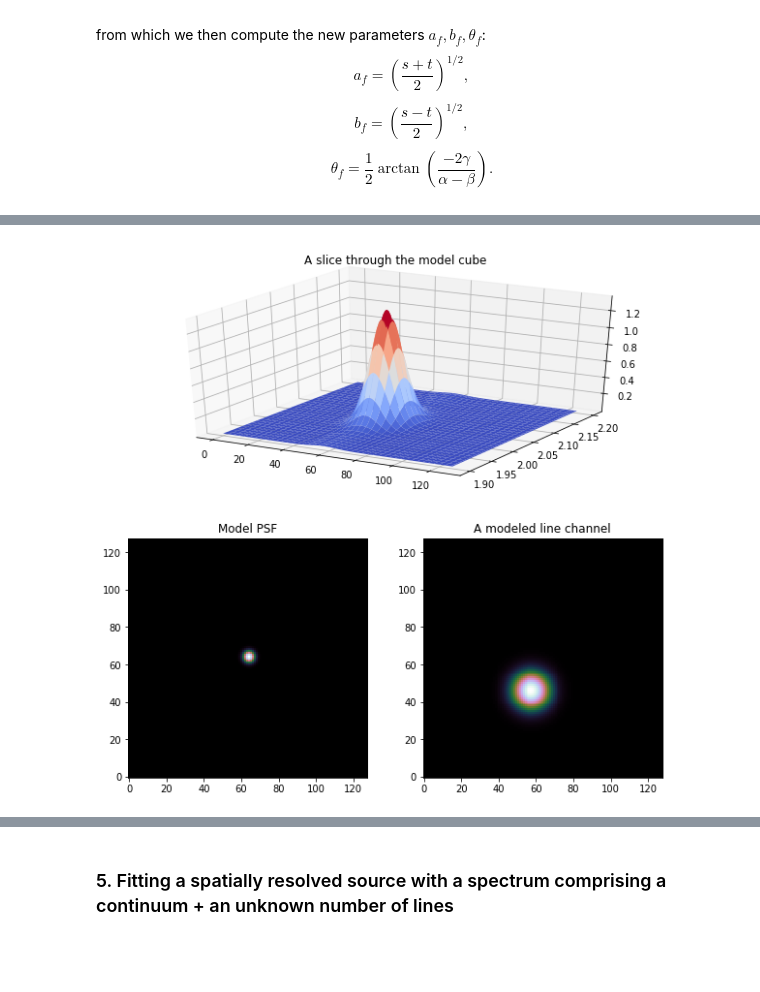
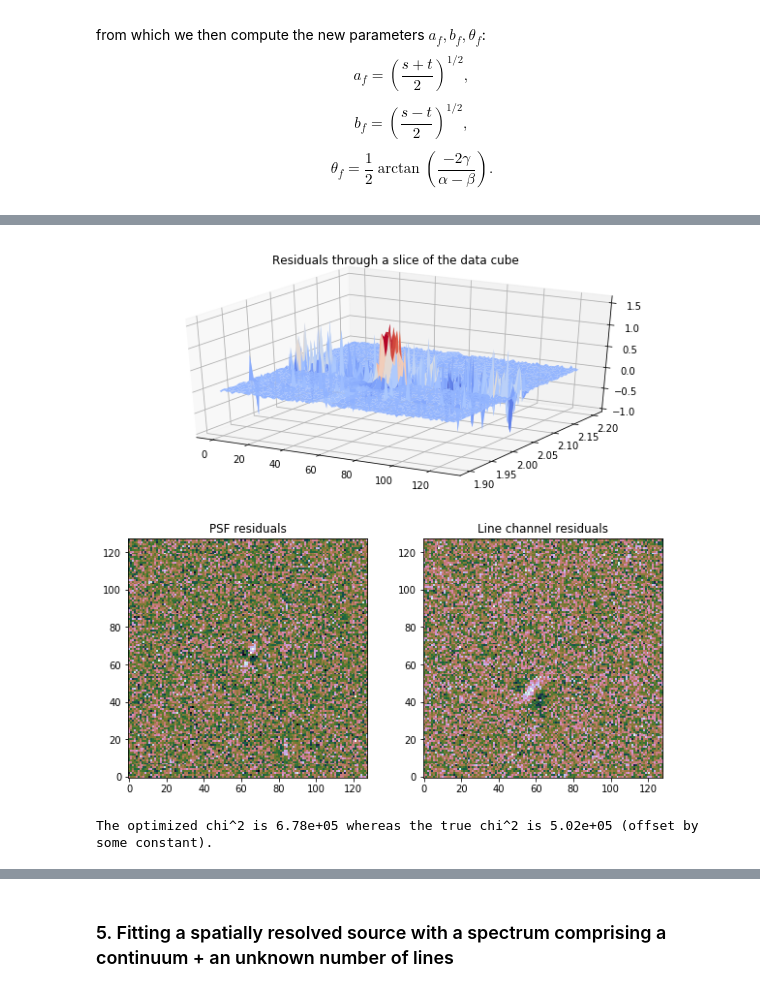
Before and after one commit to jwuphysics/fitting-a-model-to-data, a Jupyter notebook: notebook/Fitting a model to a data cube.ipynb, the cells around one changed output, grey strips where cells are left out. Cells and saved outputs as stored; diff of their text form; code cells hidden in the pictures; blank space fills up the shorter version.

```diff
--- a/notebook/Fitting a model to a data cube.ipynb
+++ b/notebook/Fitting a model to a data cube.ipynb
@@ -532,7 +534,7 @@ def brightness((ii, jj, wavelength), continuum_f_lambda, continuum_index, line_f
     """Note that the i,j_stdev are Gaussian sigma, whereas bmaj,bmin are FWHM. Also, both position angles
     should be in degrees north of west."""
 
-    line_sigma = line_width / FWHM_TO_SIGMA
+    line_sigma = line_width * FWHM_TO_SIGMA
 
     continuum_flux_density = continuum_f_lambda*np.power(wavelength, -continuum_index) / (2*np.pi*i_stddev*j_stddev)
     line_flux_density = line_flux / np.sqrt(2*np.pi*line_sigma**2) * \
@@ -569,8 +571,8 @@ wavelengths = np.linspace(1.9, 2.2, N_k)
 
 # 5 model params, 5 spatial gaussian params, and now 3 PSF/beam params
 true_params = [50., 1.5, 0.06, 2.05, 0.03,
-               45.67, 56.78, 5.5, 2.3, 40.,
-               3.5, 1.5, -30.]
+               45.67, 56.78, 5.5, 3.3, 50.,
+               3.5, 1.5, 25.]
 
 ii, jj = np.meshgrid(xrange(N_i), xrange(N_j))
 data = np.array([brightness((ii, jj, wavelength), *true_params) for wavelength in wavelengths])
@@ -612,18 +614,18 @@ psf_uncertainty = np.nanstd(reject_outliers(psf_image, num_std=3))
 # spatial gaussian initial guesses
 i0_init, j0_init = np.median([np.unravel_index(np.nanargmax(data[k]), (N_i, N_j)) for k in xrange(N_k)], axis=0)
 i_std_init, j_std_init = 5., 5.
-position_angle_init = 45.
+position_angle_init = 30.
 
 # psf parameter guesses
 bmaj_init, bmin_init = 2., 2.
-bpa_init = 45.
+bpa_init = 60.
 
 # and give our best shot at the rest of the parameters
-continuum_slope_init = 1.0
-continuum_flux_density_init = np.nanpercentile(data, 90.) * (2*np.pi*i_std_init*j_std_init)
-line_center_init = np.nanmedian(wavelengths)
+continuum_slope_init = 1.
+continuum_flux_density_init = np.nanmedian(np.nanmax(data, axis=(1, 2)) * (2*np.pi*i_std_init*j_std_init))
+line_center_init = wavelengths[np.nanargmax(np.nansum(data, axis=(1, 2)))]
 line_width_init = 0.1 # [um]
-line_flux_init = np.nanpercentile(data, 98.) * np.sqrt(2*np.pi)*line_width_init/FWHM_TO_SIGMA
+line_flux_init = np.nanmax(data) * np.sqrt(2*np.pi)*line_width_init*FWHM_TO_SIGMA / (np.pi*bmaj_init*bmin_init/(4*np.log(2.)))
 # %%
 params_init = [continuum_flux_density_init, continuum_slope_init, line_flux_init, line_center_init, line_width_init,
                i0_init, j0_init, i_std_init, j_std_init, position_angle_init, bmaj_init, bmin_init, bpa_init]
@@ -662,7 +664,7 @@ def lnprior(theta):
                        i_center, j_center, i_stddev, j_stddev, position_angle, \
                        bmaj, bmin, bpa = theta
 
-    if (0 < cont_index < 3) & (0 < line_width < 0.3) & (0. < i_std_init < 10.) & (0. < j_std_init < 10.) & \
+    if (0 < cont_index < 3) & (0 < line_width < 0.3) & (1. < i_std_init < 10.) & (1. < j_std_init < 10.) & \
        (0 < bmaj < 5.) & (0 < bmin < 5.):
         return 0.
     return -np.inf
@@ -683,7 +685,7 @@ result_MAP = optimize.minimize(chi_squared,
                                bounds=bounds,
                                options={'disp': True})
 
-params_opt = result_MAP['x']
+params_opt = result_MAP['x'] if result_MAP['success'] else None0
 
 model_cube = brightness_model((ii, jj, wavelengths), *params_opt).reshape(data.shape)
 model_psf = psf_model((ii, jj), *params_opt[-3:]).reshape(psf_image.shape)
@@ -709,20 +692,29 @@ result_MAP
 # %%
 fig = plt.figure(figsize=(10, 10))
 
 ax = plt.subplot2grid((2, 2), (0, 0), colspan=2, projection='3d')
 ax2 = plt.subplot2grid((2, 2), (1, 0))
 ax3 = plt.subplot2grid((2, 2), (1, 1))
 
 # plot along i=45
-ax.set_title('A slice through the model cube')
-ax.plot_surface(*np.meshgrid(xrange(N_j), wavelengths), Z=model_cube[:, 45, :], cmap='coolwarm');
+ax.set_title('Residuals through a slice of the data cube')
+ax.plot_surface(*np.meshgrid(xrange(N_j), wavelengths), Z=(data-model_cube)[:, 45, :], cmap='coolwarm');
 
 # plot PSF
-ax2.set_title('Model PSF')
-ax2.imshow(model_psf, origin='lower', cmap='cubehelix');
+ax2.set_title('PSF residuals')
+ax2.imshow(psf_image-model_psf, origin='lower', cmap='cubehelix');
 
 # plot line channel
-ax3.set_title('A modeled line channel')
-ax3.imshow(model_cube[43], origin='lower', cmap='cubehelix');
+ax3.set_title('Line channel residuals')
+ax3.imshow((data-model_cube)[43], origin='lower', cmap='cubehelix');
 # %% [output]
-[figure, old version]
+[figure, new version]
+# %%
+# compare chi^2 versus true parameter chi^2
+
+optimized_chi2 = chi_squared(params_opt, ii, jj, wavelengths, data, data_uncertainties, psf_image, psf_uncertainty)
+true_chi2 = chi_squared(true_params, ii, jj, wavelengths, data, data_uncertainties, psf_image, psf_uncertainty)
+
+print('The optimized chi^2 is {:.2e} whereas the true chi^2 is {:.2e} (offset by some constant).'.format(optimized_chi2, true_chi2))
+# %% [output]
+The optimized chi^2 is 6.78e+05 whereas the true chi^2 is 5.02e+05 (offset by some constant).
```
Also changed, not shown: parts of 6 cells of this notebook.
